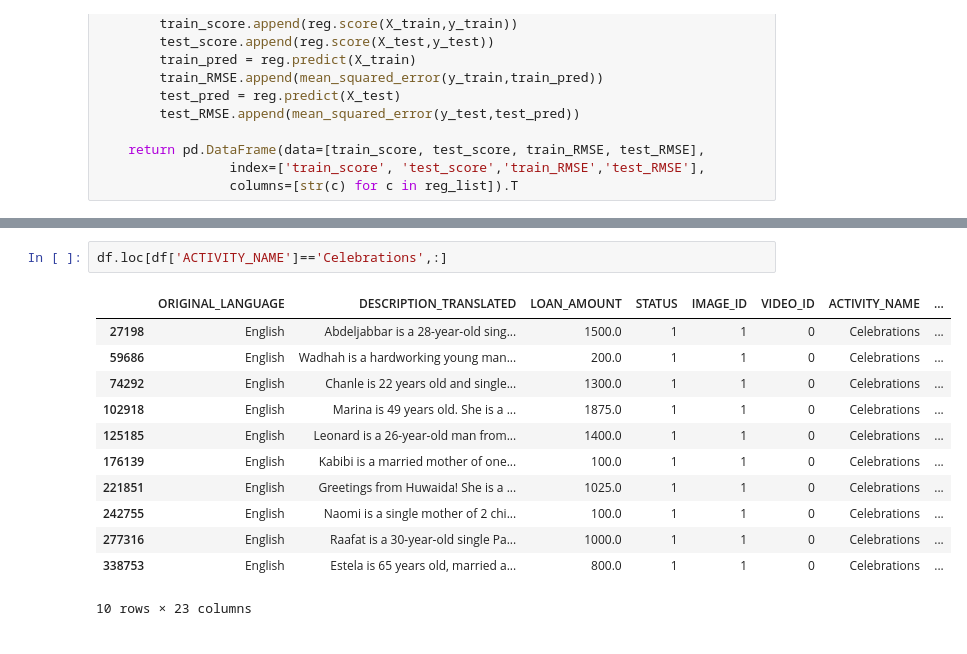
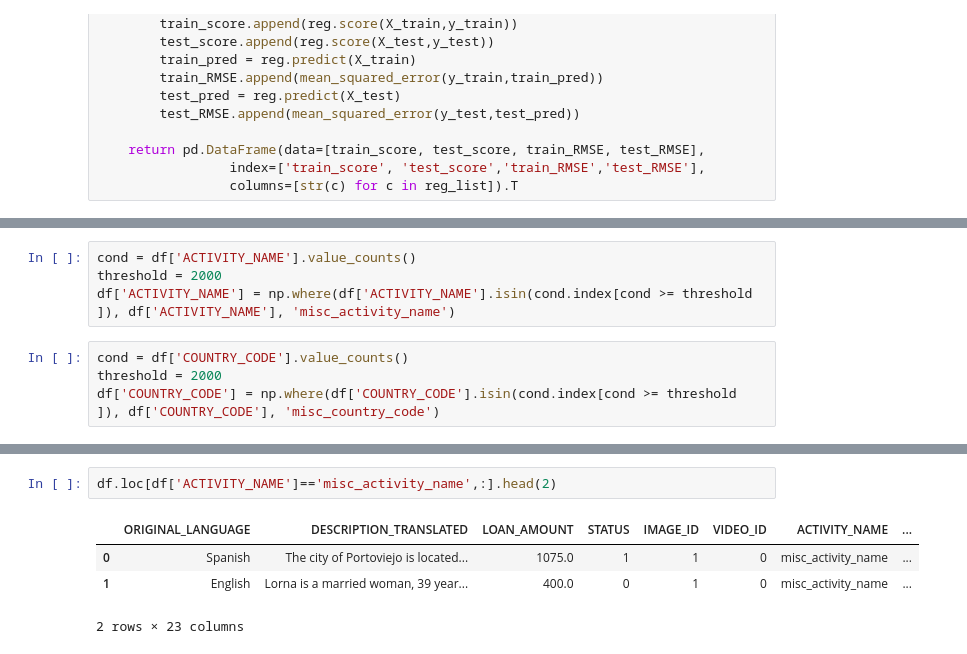
Before and after one commit to rzi11211/kiva-max-approver, a Jupyter notebook: carlos/eda_modeling.ipynb, the cells around one changed output, grey strips where cells are left out. Drawn from its saved outputs; the diff is of its cells as text.

```diff
--- a/carlos/eda_modeling.ipynb
+++ b/carlos/eda_modeling.ipynb
@@ -273,0 +284,8 @@ df[['COUNTRY_CODE']].describe()
+# %%
+cond = df['ACTIVITY_NAME'].value_counts()
+threshold = 2000
+df['ACTIVITY_NAME'] = np.where(df['ACTIVITY_NAME'].isin(cond.index[cond >= threshold ]), df['ACTIVITY_NAME'], 'misc_activity_name')
+# %%
+cond = df['COUNTRY_CODE'].value_counts()
+threshold = 2000
+df['COUNTRY_CODE'] = np.where(df['COUNTRY_CODE'].isin(cond.index[cond >= threshold ]), df['COUNTRY_CODE'], 'misc_country_code')
@@ -274,15 +302,7 @@ df[['COUNTRY_CODE']].describe()
 # %%
-df.loc[df['ACTIVITY_NAME']=='Celebrations',:]
+df.loc[df['ACTIVITY_NAME']=='misc_activity_name',:].head(2)
 # %% [output]
 |  | ORIGINAL_LANGUAGE | DESCRIPTION_TRANSLATED | LOAN_AMOUNT | STATUS | IMAGE_ID | VIDEO_ID | ACTIVITY_NAME | ... |
-| 27198 | English | Abdeljabbar is a 28-year-old sing... | 1500.0 | 1 | 1 | 0 | Celebrations | ... |
-| 59686 | English | Wadhah is a hardworking young man... | 200.0 | 1 | 1 | 0 | Celebrations | ... |
-| 74292 | English | Chanle is 22 years old and single... | 1300.0 | 1 | 1 | 0 | Celebrations | ... |
-| 102918 | English | Marina is 49 years old. She is a ... | 1875.0 | 1 | 1 | 0 | Celebrations | ... |
-| 125185 | English | Leonard is a 26-year-old man from... | 1400.0 | 1 | 1 | 0 | Celebrations | ... |
-| 176139 | English | Kabibi is a married mother of one... | 100.0 | 1 | 1 | 0 | Celebrations | ... |
-| 221851 | English | Greetings from Huwaida! She is a ... | 1025.0 | 1 | 1 | 0 | Celebrations | ... |
-| 242755 | English | Naomi is a single mother of 2 chi... | 100.0 | 1 | 1 | 0 | Celebrations | ... |
-| 277316 | English | Raafat is a 30-year-old single Pa... | 1000.0 | 1 | 1 | 0 | Celebrations | ... |
-| 338753 | English | Estela is 65 years old, married a... | 800.0 | 1 | 1 | 0 | Celebrations | ... |
+| 0 | Spanish | The city of Portoviejo is located... | 1075.0 | 1 | 1 | 0 | misc_activity_name | ... |
+| 1 | English | Lorna is a married woman, 39 year... | 400.0 | 0 | 1 | 0 | misc_activity_name | ... |
-10 rows × 23 columns
+2 rows × 23 columns
```
Also changed, not shown: parts of 16 cells of this notebook.
